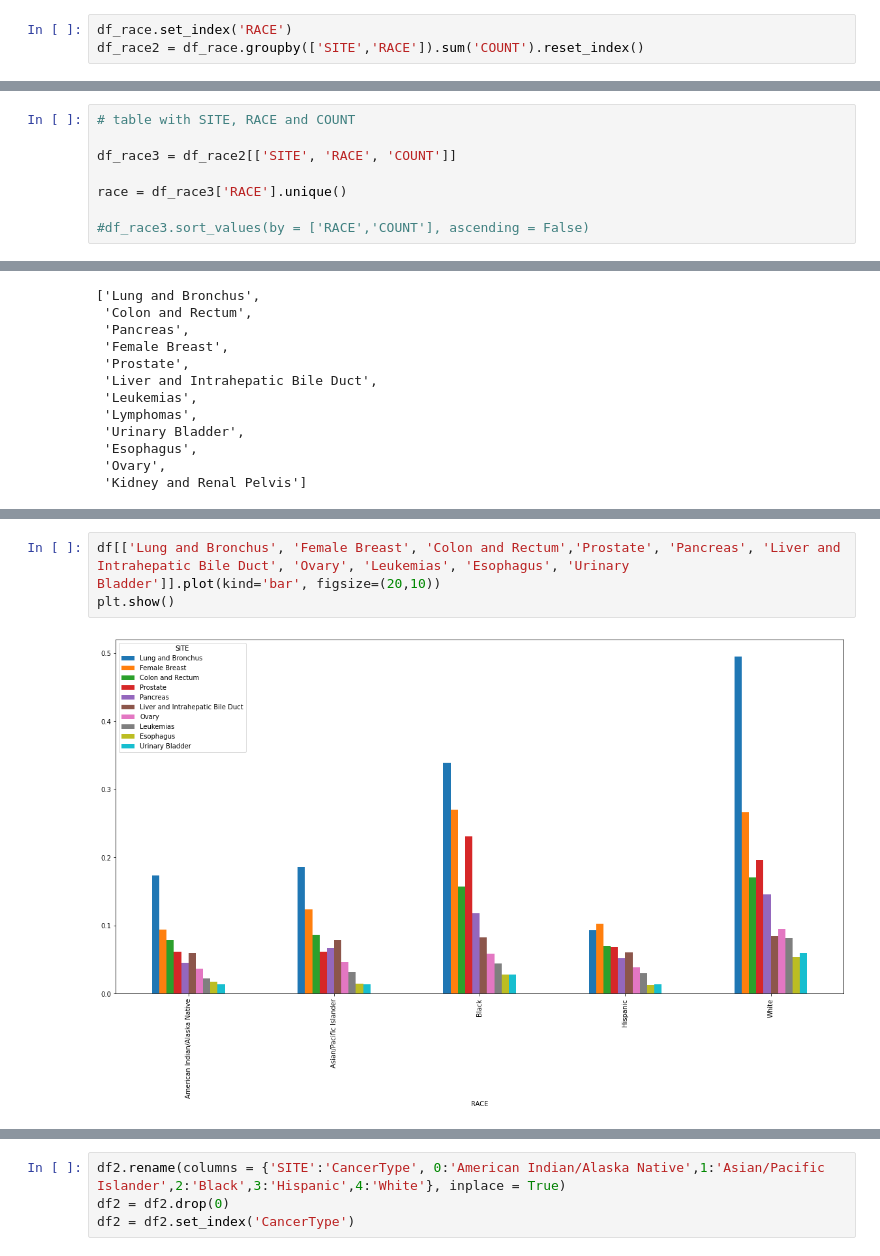
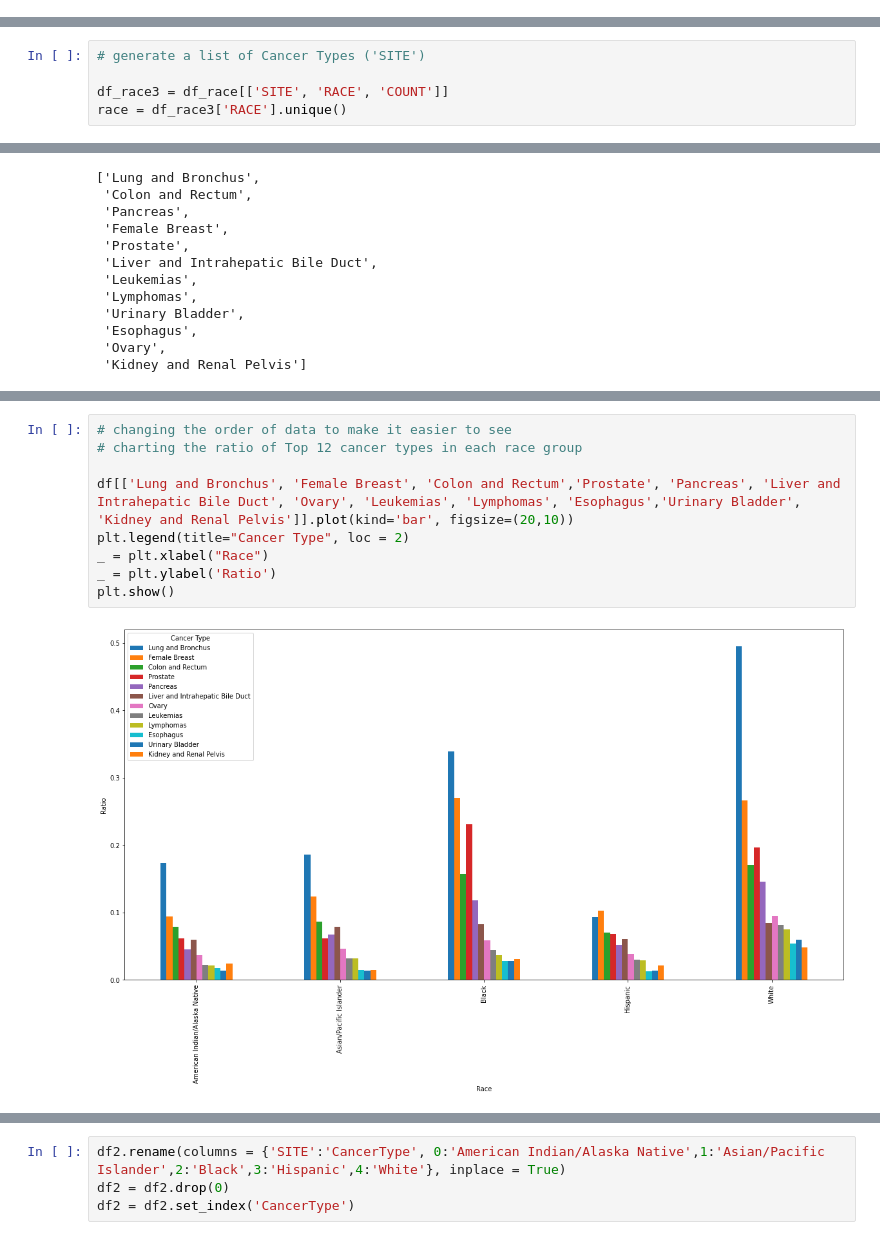
Before and after one commit to joontaka/Springboard, a Jupyter notebook: Assignments/Unit11/Unit11.5_CapstoneTwo/11.5-CapstoneTwo_EDA.ipynb, the cells around one changed output, grey strips where cells are left out. Drawn from its saved outputs; the diff is of its cells as text.

```diff
--- a/Assignments/Unit11/Unit11.5_CapstoneTwo/11.5-CapstoneTwo_EDA.ipynb
+++ b/Assignments/Unit11/Unit11.5_CapstoneTwo/11.5-CapstoneTwo_EDA.ipynb
@@ -99,6 +93,3 @@ df_race.head()
 | 2 | Acute Lymphocytic | Hispanic | 362 | 58700989 |
 | 3 | Acute Lymphocytic | White | 1337 | 253543192 |
 | 4 | Acute Myeloid | American Indian/Alaska Native | 43 | 4684666 |
-# %%
-df_race.set_index('RACE')
-df_race2 = df_race.groupby(['SITE','RACE']).sum('COUNT').reset_index()
@@ -114,9 +96,6 @@ df_race2.head()
 # %%
-# table with SITE, RACE and COUNT
+# generate a list of Cancer Types ('SITE')
 
-df_race3 = df_race2[['SITE', 'RACE', 'COUNT']]
-
+df_race3 = df_race[['SITE', 'RACE', 'COUNT']]
 race = df_race3['RACE'].unique()
-
-#df_race3.sort_values(by = ['RACE','COUNT'], ascending = False)
 # %%
@@ -237,7 +267,13 @@ df
 | Hispanic | 0.069982 | 0.012981 | 0.102685 | 0.021328 | 0.029999 | 0.060101 | ... |
 | White | 0.170160 | 0.053861 | 0.265783 | 0.047870 | 0.081714 | 0.084305 | ... |
 # %%
-df[['Lung and Bronchus', 'Female Breast', 'Colon and Rectum','Prostate', 'Pancreas', 'Liver and Intrahepatic Bile Duct', 'Ovary', 'Leukemias', 'Esophagus', 'Urinary Bladder']].plot(kind='bar', figsize=(20,10))
+# changing the order of data to make it easier to see
+# charting the ratio of Top 12 cancer types in each race group
+
+df[['Lung and Bronchus', 'Female Breast', 'Colon and Rectum','Prostate', 'Pancreas', 'Liver and Intrahepatic Bile Duct', 'Ovary', 'Leukemias', 'Lymphomas', 'Esophagus','Urinary Bladder', 'Kidney and Renal Pelvis']].plot(kind='bar', figsize=(20,10))
+plt.legend(title="Cancer Type", loc = 2)
+_ = plt.xlabel("Race")
+_ = plt.ylabel('Ratio')
 plt.show()
 # %% [output]
-[figure, old version]
+[figure, new version]
```
Also changed, not shown: parts of 22 cells of this notebook.
